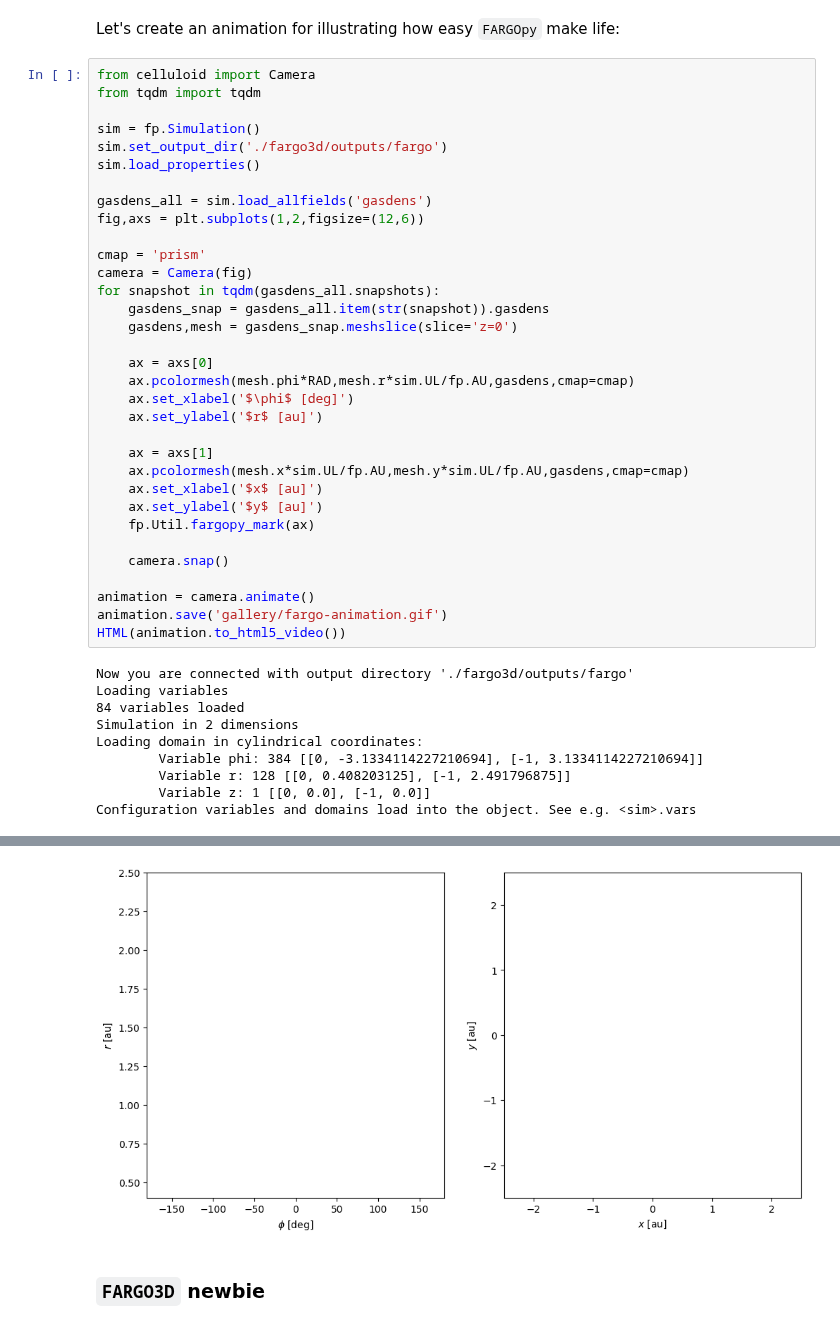
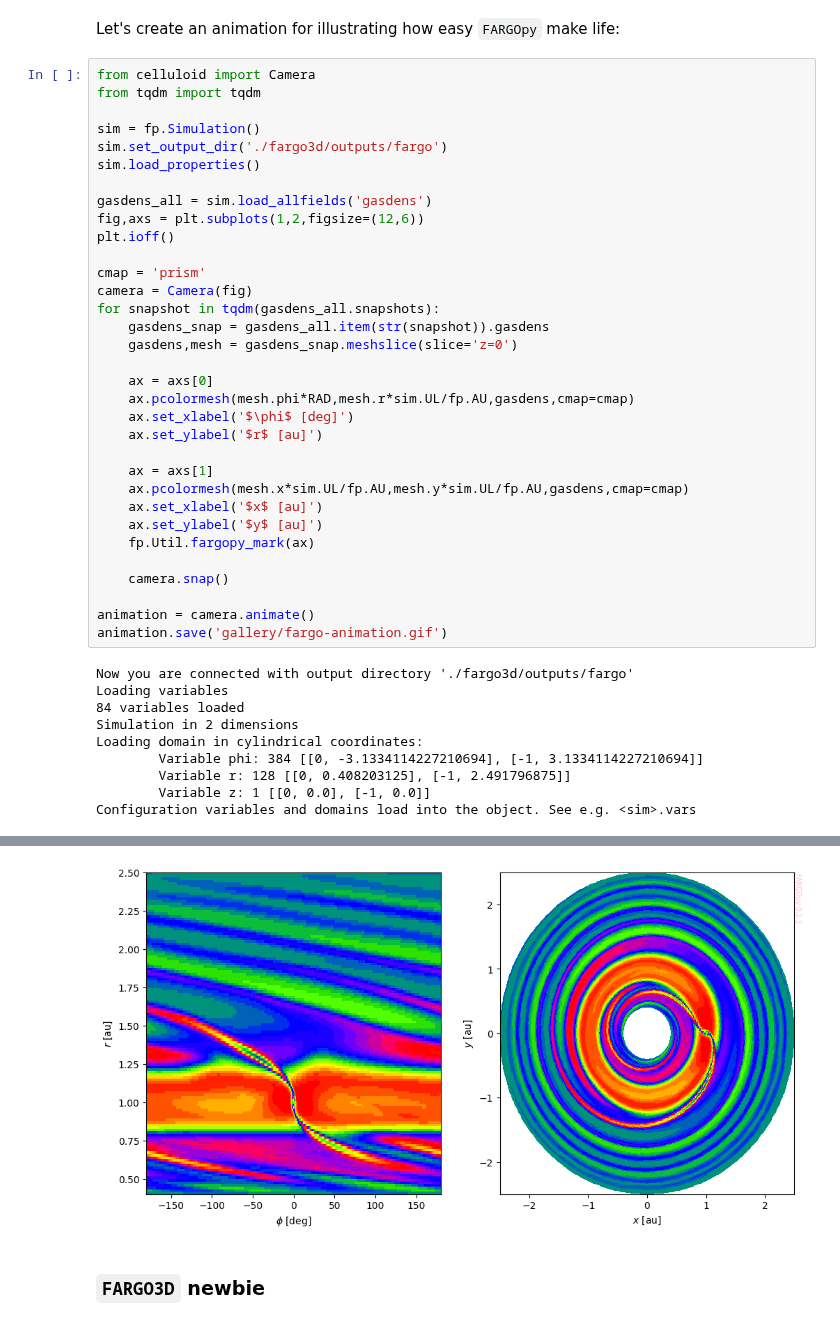
Before and after one commit to seap-udea/fargopy, a Jupyter notebook: README.ipynb, the cells around one changed output, grey strips where cells are left out. Saved outputs shown, nothing was run; the diff lists cells and outputs as text.

```diff
--- a/README.ipynb
+++ b/README.ipynb
@@ -255,6 +255,7 @@ sim.load_properties()
 
 gasdens_all = sim.load_allfields('gasdens')
 fig,axs = plt.subplots(1,2,figsize=(12,6))
+plt.ioff()
 
 cmap = 'prism'
 camera = Camera(fig)
@@ -277,7 +278,6 @@ for snapshot in tqdm(gasdens_all.snapshots):
 
 animation = camera.animate()
 animation.save('gallery/fargo-animation.gif')
-HTML(animation.to_html5_video())
 # %% [output]
 Now you are connected with output directory './fargo3d/outputs/fargo'
 Loading variables
@@ -292,4 +291,4 @@ Configuration variables and domains load into the object. See e.g. <sim>.vars
-[figure, old version]
+[figure, new version]
 # %% [markdown]
 ### `FARGO3D` newbie
 # %% [markdown]
```
Also changed, not shown: parts of 2 cells of this notebook, 1 other file.
